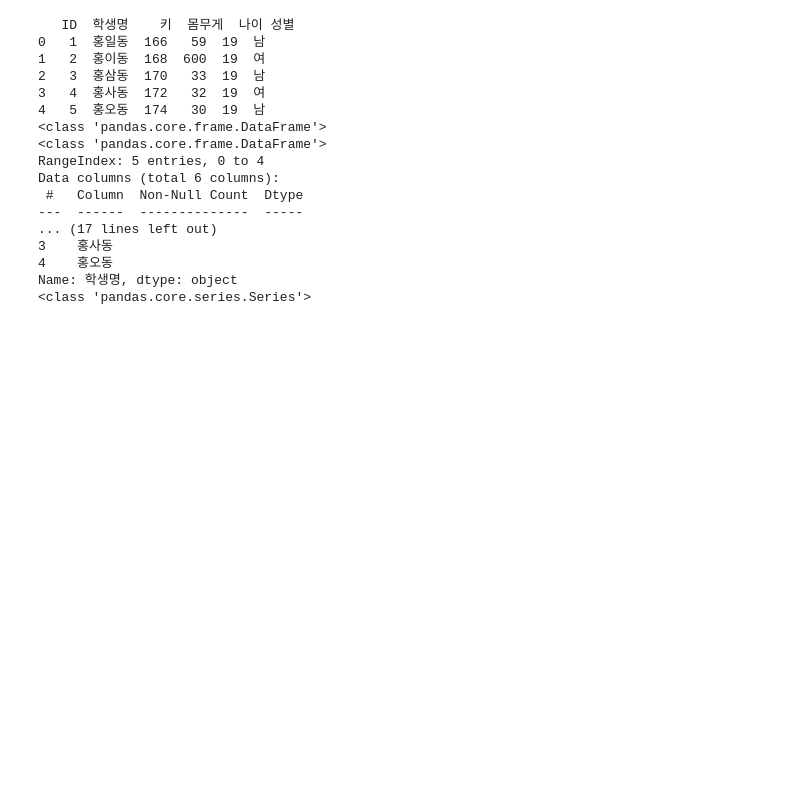
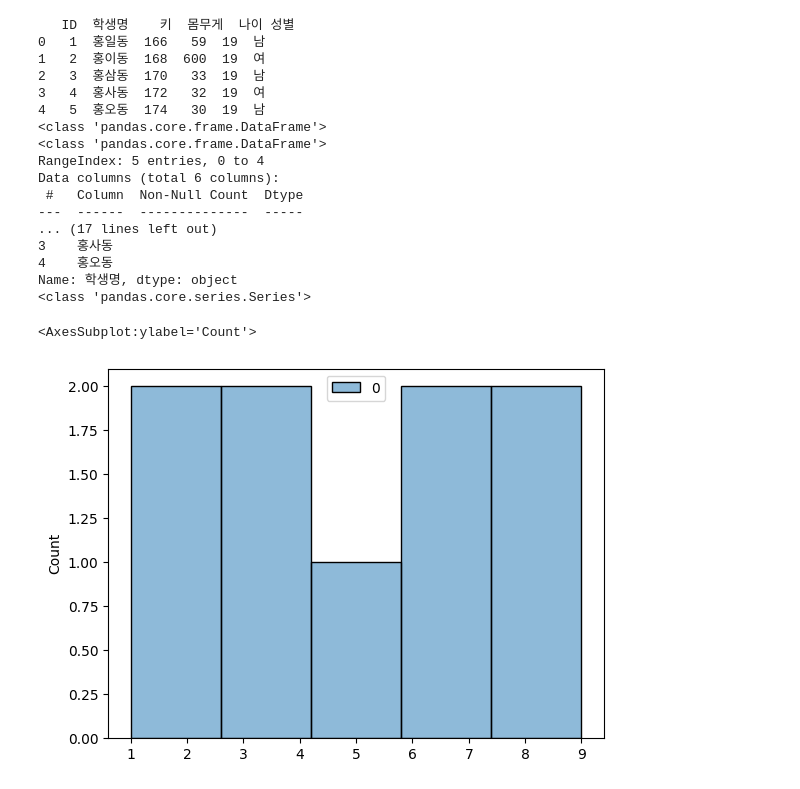
Before and after one commit to business-sixtick/exercise, a Jupyter notebook: data_analysis/pandas_ex.ipynb, the cells around one changed output. Saved outputs shown, nothing was run; the diff lists cells and outputs as text; code cells hidden in the pictures; blank space fills up the shorter version.

```diff
--- a/data_analysis/pandas_ex.ipynb
+++ b/data_analysis/pandas_ex.ipynb
@@ -725,0 +730,9 @@ Name: 학생명, dtype: object
+# %%
+arr = np.arange(1,10)
+arr2 = np.arange(1,10)
+df = pd.DataFrame(arr,arr2)
+df
+sns.histplot(df)
+# %% [output]
+<AxesSubplot:ylabel='Count'>
+[figure, added]
```
Also changed, not shown: parts of 1 cell of this notebook, 8 other files.
